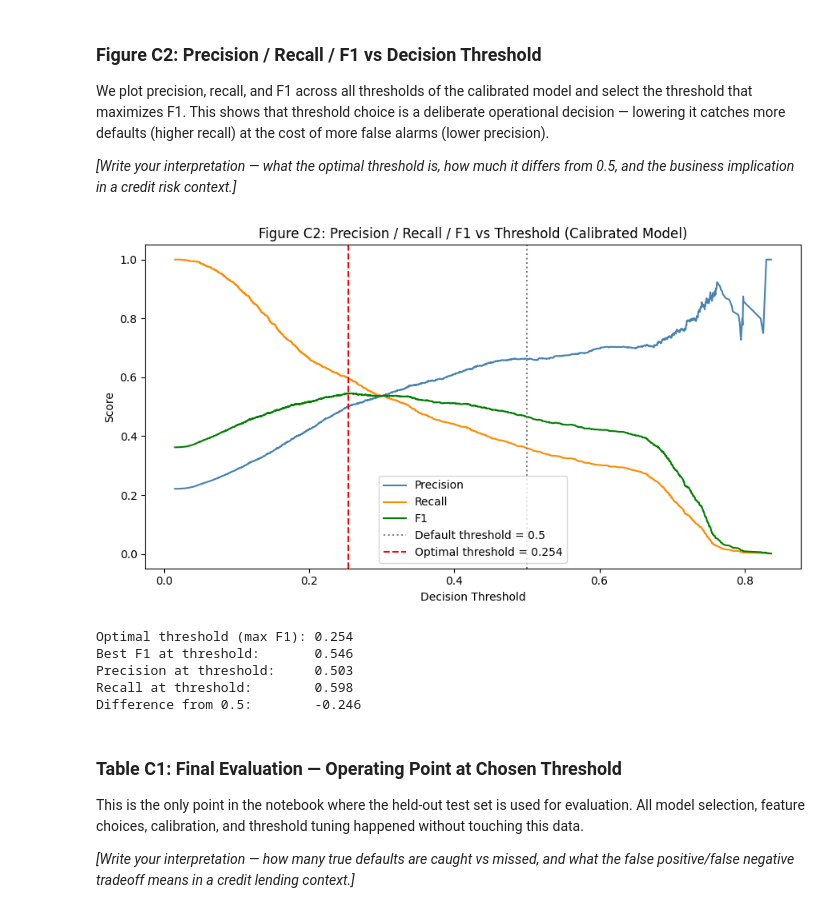
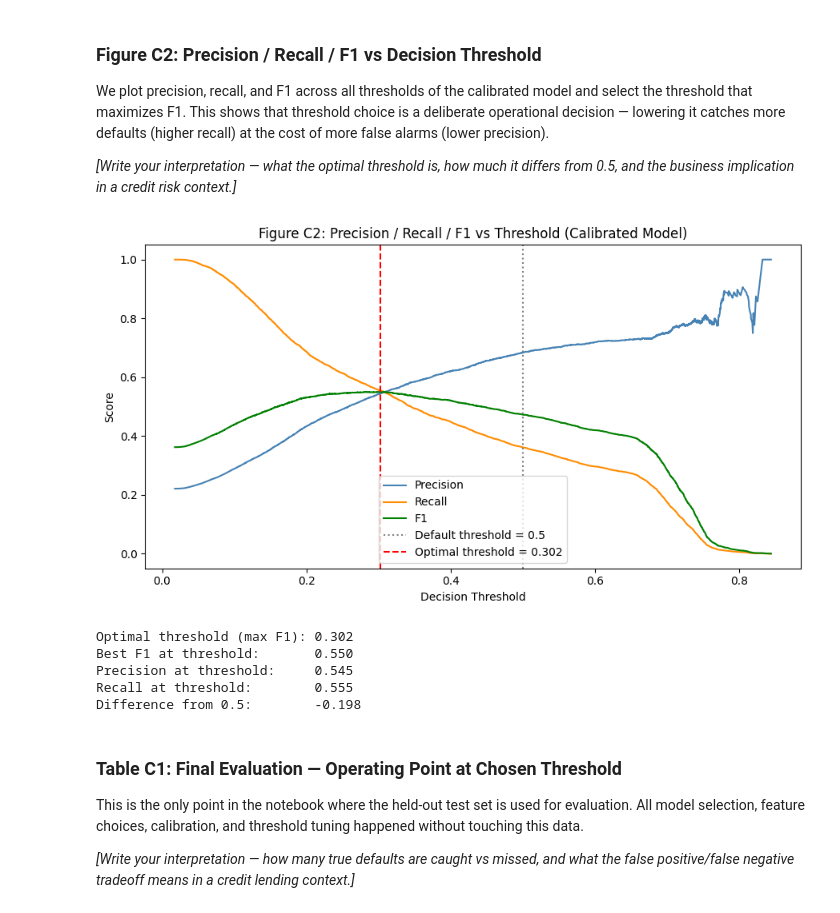
Before and after one commit to kelliekaw/credit-risk-prediction, a Jupyter notebook: credit_risk_prediction.ipynb, the cells around one changed output. Cells and saved outputs as stored; diff of their text form; code cells hidden in the pictures.

Commit message:
fix: use train and val set on experiment C

```diff
--- a/credit_risk_prediction.ipynb
+++ b/credit_risk_prediction.ipynb
@@ -936,14 +940,7 @@ else:
     cat_cols_tune = [col for col in DEFAULT_CAT_COLS if col in best_features]
     num_cols_tune = [col for col in best_features if col not in cat_cols_tune]
 
-pipe_tune = Pipeline([
-    ("preprocessor", build_preprocessor(cat_cols_tune, num_cols_tune)),
-    ("classifier", HistGradientBoostingClassifier(
-        class_weight="balanced",
-        random_state=42,
-        max_iter=300
-    ))
-])
+pipe_tune = build_hgb_pipeline(cat_cols_tune, num_cols_tune)
 
 param_dist_hgb = {
     "classifier__learning_rate": uniform(0.01, 0.20),
@@ -1004,13 +1001,13 @@ collapse), confusion matrix at chosen threshold.
 
 **Outputs:** Figure C1, Figure C2, Table C1.
 # %%
+from sklearn.calibration import cross_val_predict
+
+
 final_features = best_features.copy()
 
 X_test_eng = add_features(X_test_best)
 X_test_final = X_test_eng[final_features]
-
-best_pipeline.fit(X_tune, y_trainval)
-y_prob_uncal = best_pipeline.predict_proba(X_test_final)[:, 1]
 
 calibrated_model = CalibratedClassifierCV(
     estimator=best_pipeline,
@@ -1018,15 +1015,20 @@ calibrated_model = CalibratedClassifierCV(
     cv=skf
 )
 calibrated_model.fit(X_tune, y_trainval)
-y_prob_cal = calibrated_model.predict_proba(X_test_final)[:, 1]
 
 
-print(f"Brier — Uncalibrated: {brier_score_loss(y_test, y_prob_uncal):.4f}")
-print(f"Brier — Calibrated:   {brier_score_loss(y_test, y_prob_cal):.4f}")
+results_C = evaluate_pipeline(
+    best_pipeline, X_tune, y_trainval, label="Best HGB (Uncalibrated)"
+)
+results_C_cal = evaluate_pipeline(
+    calibrated_model, X_tune, y_trainval, label="Best HGB (Calibrated)"
+)
 
-print(f"PR-AUC — Uncalibrated: {average_precision_score(y_test, y_prob_uncal):.4f}")
-print(f"PR-AUC — Calibrated:   {average_precision_score(y_test, y_prob_cal):.4f}")
 
-print(f"ROC-AUC — Uncalibrated: {roc_auc_score(y_test, y_prob_uncal):.4f}")
-print(f"ROC-AUC — Calibrated:   {roc_auc_score(y_test, y_prob_cal):.4f}")
+y_prob_uncal_cv = cross_val_predict(
+    best_pipeline, X_tune, y_trainval, cv=skf, method="predict_proba", n_jobs=-1
+)[:, 1]
+y_prob_cal_cv = cross_val_predict(
+    calibrated_model, X_tune, y_trainval, cv=skf, method="predict_proba", n_jobs=-1
+)[:, 1]
 # %% [output]
@@ -1082,46 +1093,46 @@ defaults (higher recall) at the cost of more false alarms (lower precision).
 *[Write your interpretation — what the optimal threshold is, how much it
 differs from 0.5, and the business implication in a credit risk context.]*
 # %%
-precision_arr, recall_arr, thresh_arr = precision_recall_curve(y_test, y_prob_cal)
+precision_arr, recall_arr, thresh_arr = precision_recall_curve(y_trainval, y_prob_cal_cv)
 
 f1_arr = (
     2 * precision_arr[:-1] * recall_arr[:-1]
     / (precision_arr[:-1] + recall_arr[:-1] + 1e-8)
 )
 
 best_thresh_idx = f1_arr.argmax()
 best_thresh = thresh_arr[best_thresh_idx]
 best_f1 = f1_arr[best_thresh_idx]
 
 fig, ax = plt.subplots(figsize=(9, 5))
 ax.plot(thresh_arr, precision_arr[:-1], label="Precision", color="steelblue")
 ax.plot(thresh_arr, recall_arr[:-1], label="Recall", color="darkorange")
 ax.plot(thresh_arr, f1_arr, label="F1", color="green")
 
 ax.axvline(0.5, color="gray", linestyle=":", label="Default threshold = 0.5")
 ax.axvline(best_thresh, color="red", linestyle="--",
            label=f"Optimal threshold = {best_thresh:.3f}")
 
 ax.set_xlabel("Decision Threshold")
 ax.set_ylabel("Score")
 ax.set_title("Figure C2: Precision / Recall / F1 vs Threshold (Calibrated Model)")
 ax.legend()
 plt.tight_layout()
 plt.savefig("fig_C2_threshold_tradeoff.png", dpi=150)
 plt.show()
 
 print(f"Optimal threshold (max F1): {best_thresh:.3f}")
 print(f"Best F1 at threshold:       {best_f1:.3f}")
 print(f"Precision at threshold:     {precision_arr[best_thresh_idx]:.3f}")
 print(f"Recall at threshold:        {recall_arr[best_thresh_idx]:.3f}")
 print(f"Difference from 0.5:        {best_thresh - 0.5:.3f}")
 # %% [output]
-[figure, old version]
+[figure, new version]
-Optimal threshold (max F1): 0.254
-Best F1 at threshold:       0.546
-Precision at threshold:     0.503
-Recall at threshold:        0.598
-Difference from 0.5:        -0.246
+Optimal threshold (max F1): 0.302
+Best F1 at threshold:       0.550
+Precision at threshold:     0.545
+Recall at threshold:        0.555
+Difference from 0.5:        -0.198
 # %% [markdown]
 ### Table C1: Final Evaluation — Operating Point at Chosen Threshold
 
```
Also changed, not shown: parts of 16 cells of this notebook, 5 other files.
